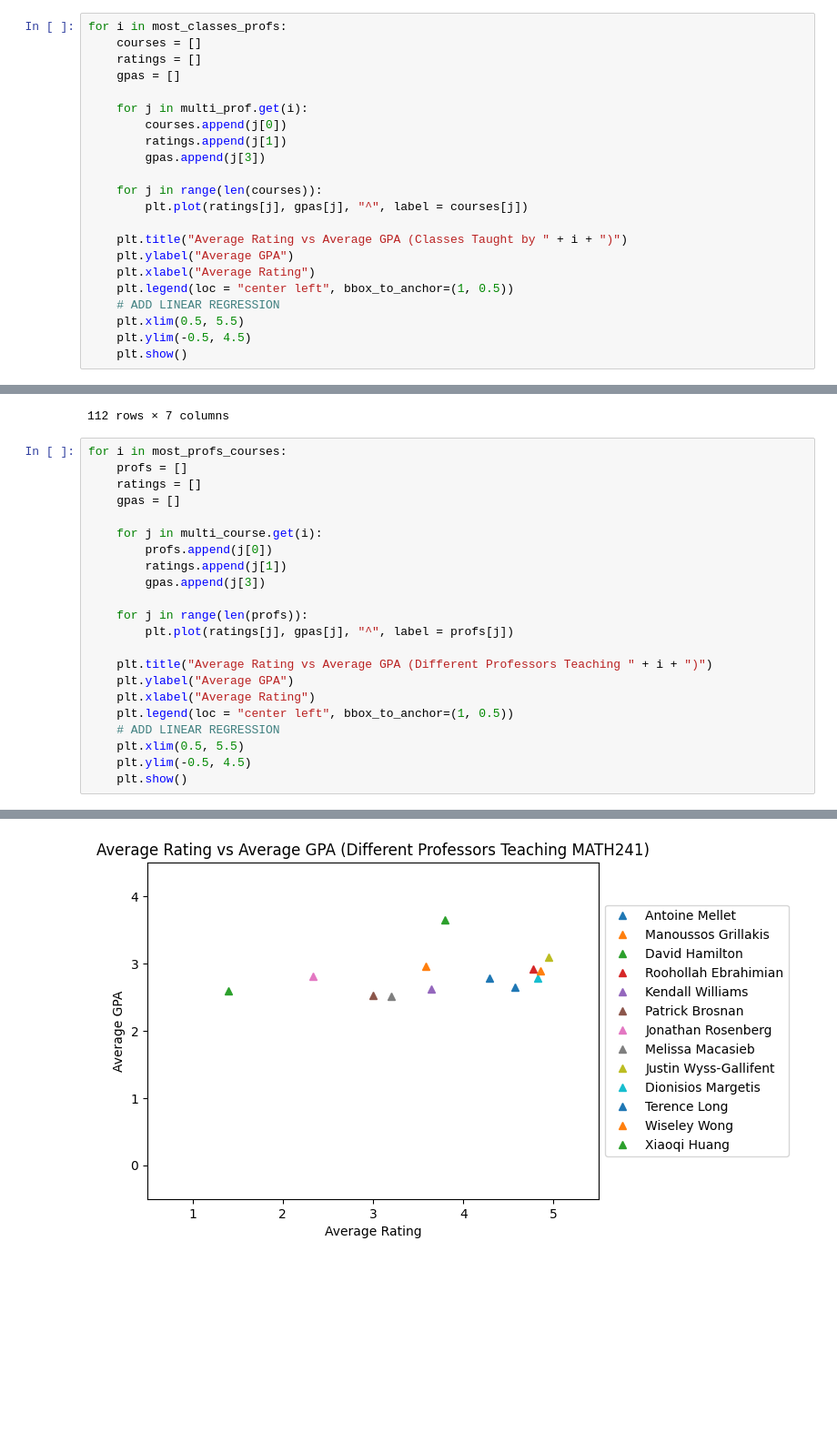
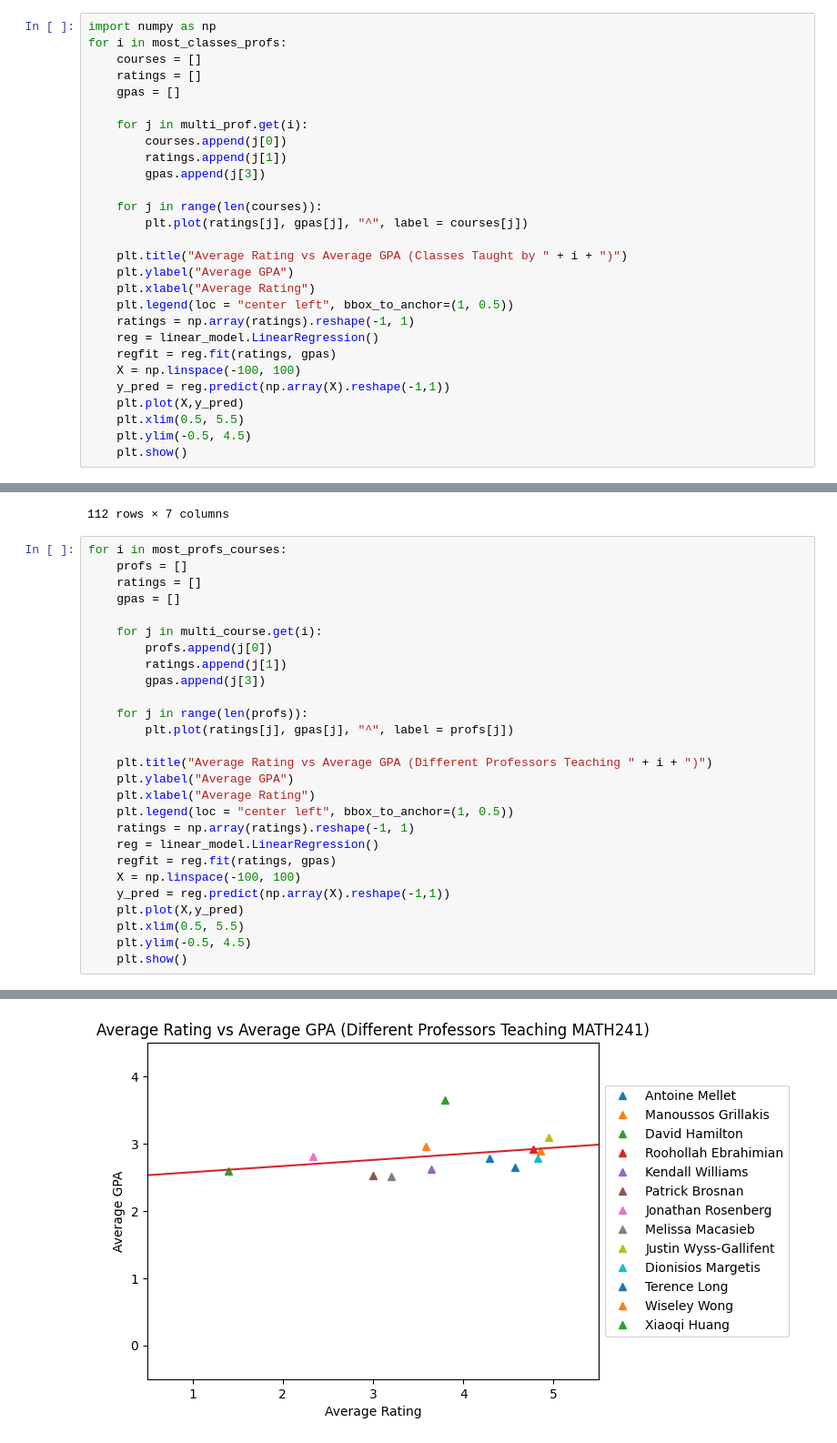
Before and after one commit to aaronl1661/teacherSalaryAnalysis, a Jupyter notebook: src/4_analysis/grade_vs_review.ipynb, the cells around one changed output, grey strips where cells are left out. Shown at 91% size. Cells and saved outputs as stored; diff of their text form; blank space fills up the shorter version.

```diff
--- a/src/4_analysis/grade_vs_review.ipynb
+++ b/src/4_analysis/grade_vs_review.ipynb
@@ -464,6 +464,7 @@ most_classes_profs_df
 #          x = "Professor",
 #          y = "Average GPA")
 # %%
+import numpy as np
 for i in most_classes_profs:
     courses = []
     ratings = []
@@ -481,7 +482,12 @@ for i in most_classes_profs:
     plt.ylabel("Average GPA")
     plt.xlabel("Average Rating")
     plt.legend(loc = "center left", bbox_to_anchor=(1, 0.5))
-    # ADD LINEAR REGRESSION
+    ratings = np.array(ratings).reshape(-1, 1)
+    reg = linear_model.LinearRegression()
+    regfit = reg.fit(ratings, gpas)
+    X = np.linspace(-100, 100)
+    y_pred = reg.predict(np.array(X).reshape(-1,1))
+    plt.plot(X,y_pred)
     plt.xlim(0.5, 5.5)
     plt.ylim(-0.5, 4.5)
     plt.show()
@@ -645,7 +651,12 @@ for i in most_profs_courses:
     plt.ylabel("Average GPA")
     plt.xlabel("Average Rating")
     plt.legend(loc = "center left", bbox_to_anchor=(1, 0.5))
-    # ADD LINEAR REGRESSION
+    ratings = np.array(ratings).reshape(-1, 1)
+    reg = linear_model.LinearRegression()
+    regfit = reg.fit(ratings, gpas)
+    X = np.linspace(-100, 100)
+    y_pred = reg.predict(np.array(X).reshape(-1,1))
+    plt.plot(X,y_pred)
     plt.xlim(0.5, 5.5)
     plt.ylim(-0.5, 4.5)
     plt.show()
@@ -654 +665 @@ for i in most_profs_courses:
-[figure, old version]
+[figure, new version]
```
Also changed, not shown: parts of 2 cells of this notebook, 1 other file.
